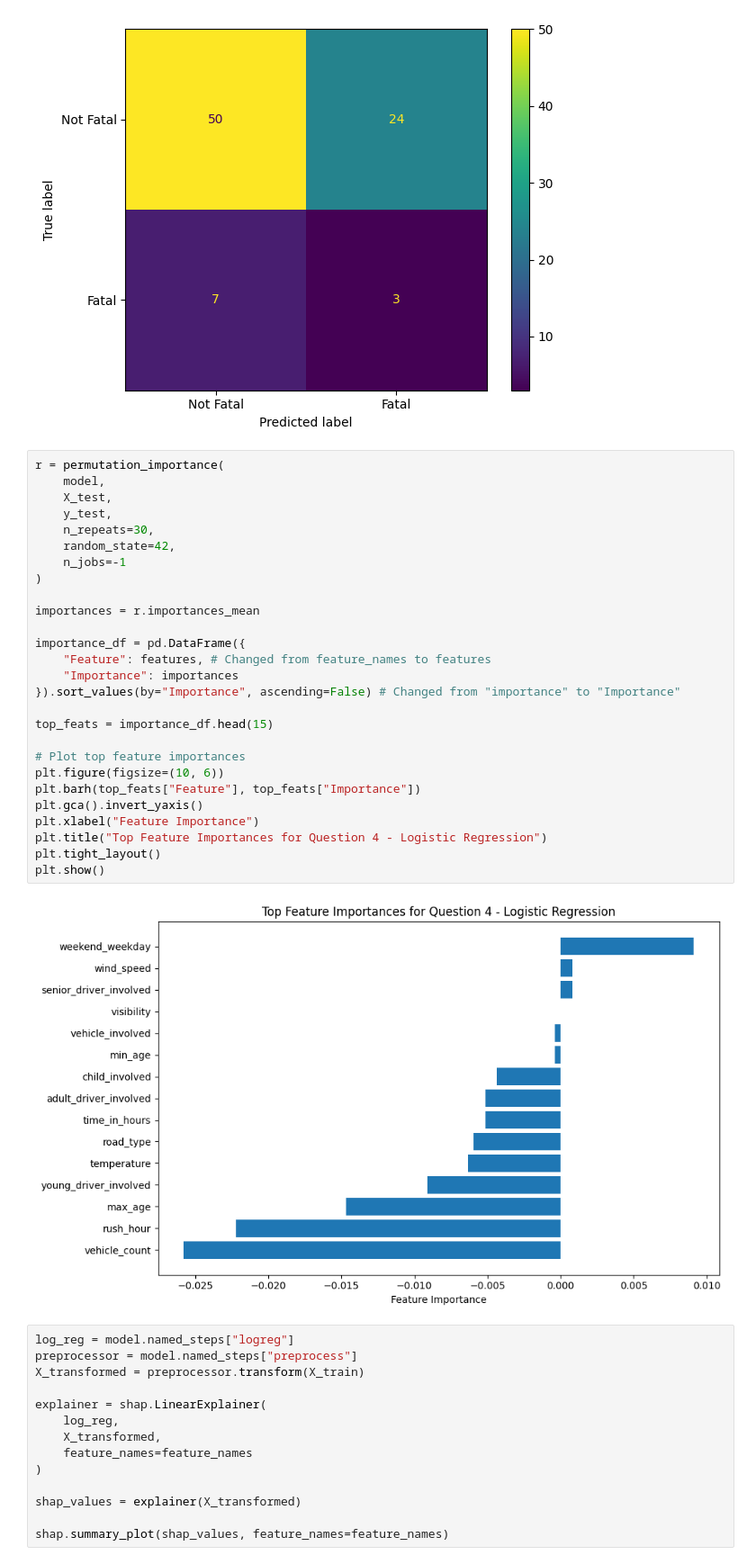
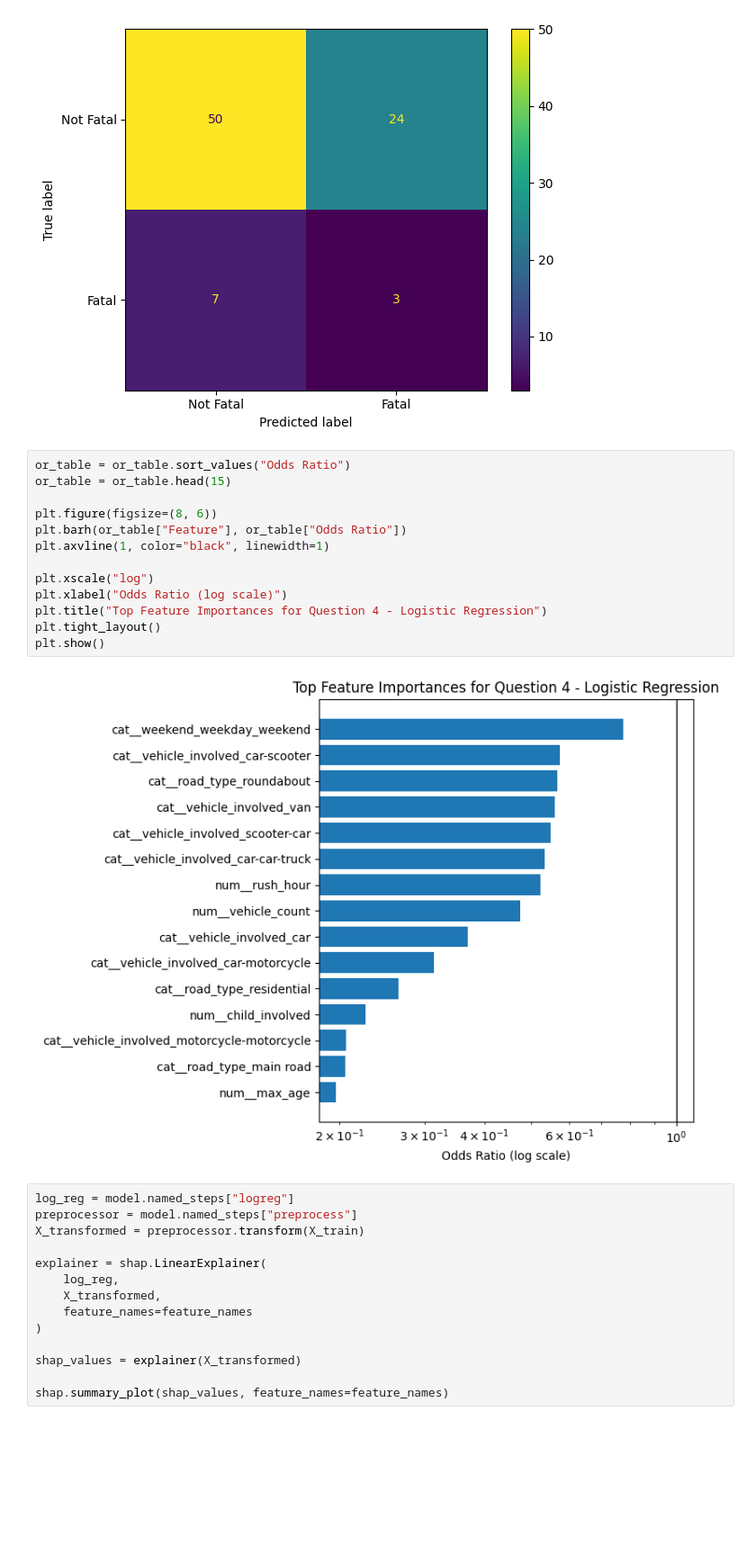
Before and after one commit to NicholasAttard/ICS5110-Applied-Machine-Learning-, a Jupyter notebook: 3a_Logistic_LinearRegression_NicholasAttard.ipynb, the cells around one changed output. Shown at 90% size. Cells and saved outputs as stored; diff of their text form; blank space fills up the shorter version.

```diff
--- a/3a_Logistic_LinearRegression_NicholasAttard.ipynb
+++ b/3a_Logistic_LinearRegression_NicholasAttard.ipynb
@@ -225,35 +227,21 @@ plt.tight_layout()
 plt.show()
 # %% [output]
 [figure]
-# %%
-r = permutation_importance(
-    model,
-    X_test,
-    y_test,
-    n_repeats=30,
-    random_state=42,
-    n_jobs=-1
-)
-
-importances = r.importances_mean
-
-importance_df = pd.DataFrame({
-    "Feature": features, # Changed from feature_names to features
-    "Importance": importances
-}).sort_values(by="Importance", ascending=False) # Changed from "importance" to "Importance"
-
-top_feats = importance_df.head(15)
-
-# Plot top feature importances
-plt.figure(figsize=(10, 6))
-plt.barh(top_feats["Feature"], top_feats["Importance"])
-plt.gca().invert_yaxis()
-plt.xlabel("Feature Importance")
-plt.title("Top Feature Importances for Question 4 - Logistic Regression")
-plt.tight_layout()
-plt.show()
-# %% [output]
-[figure, removed]
+# %%
+or_table = or_table.sort_values("Odds Ratio")
+or_table = or_table.head(15)
+
+plt.figure(figsize=(8, 6))
+plt.barh(or_table["Feature"], or_table["Odds Ratio"])
+plt.axvline(1, color="black", linewidth=1)
+
+plt.xscale("log")
+plt.xlabel("Odds Ratio (log scale)")
+plt.title("Top Feature Importances for Question 4 - Logistic Regression")
+plt.tight_layout()
+plt.show()
+# %% [output]
+[figure, added]
 # %%
 log_reg = model.named_steps["logreg"]
 preprocessor = model.named_steps["preprocess"]
```
Also changed, not shown: parts of 16 cells of this notebook, 3 other files.
